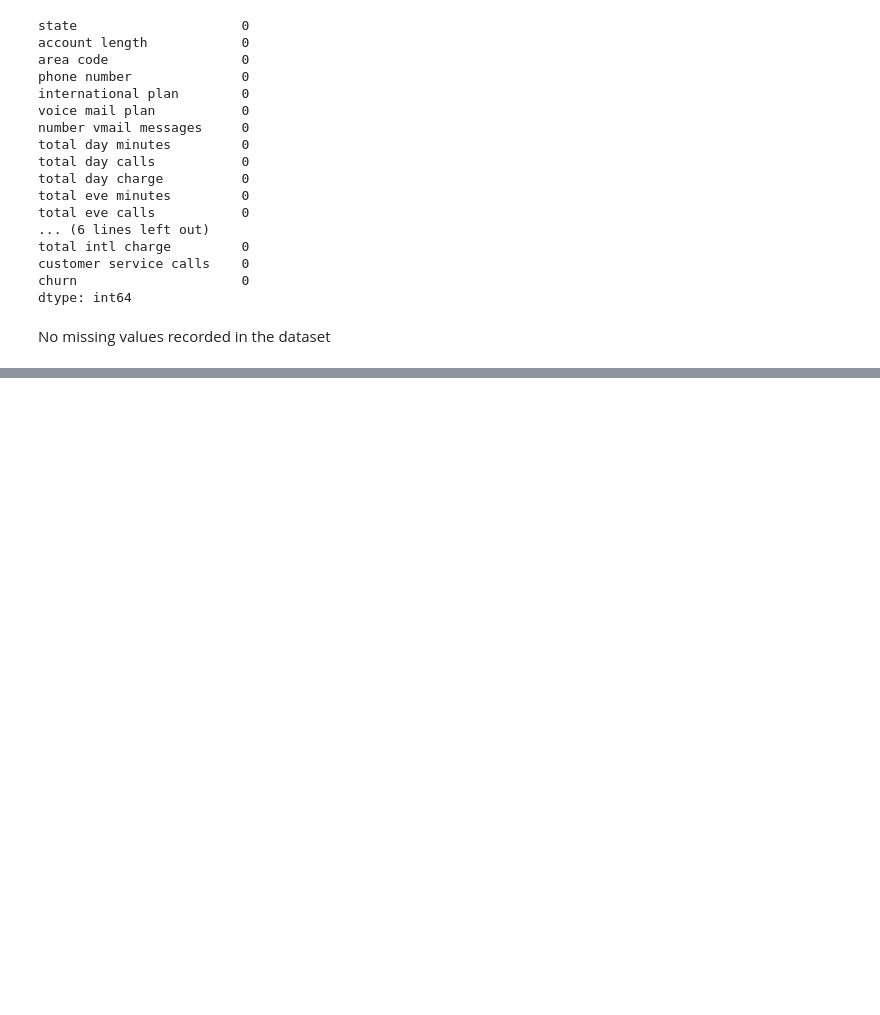
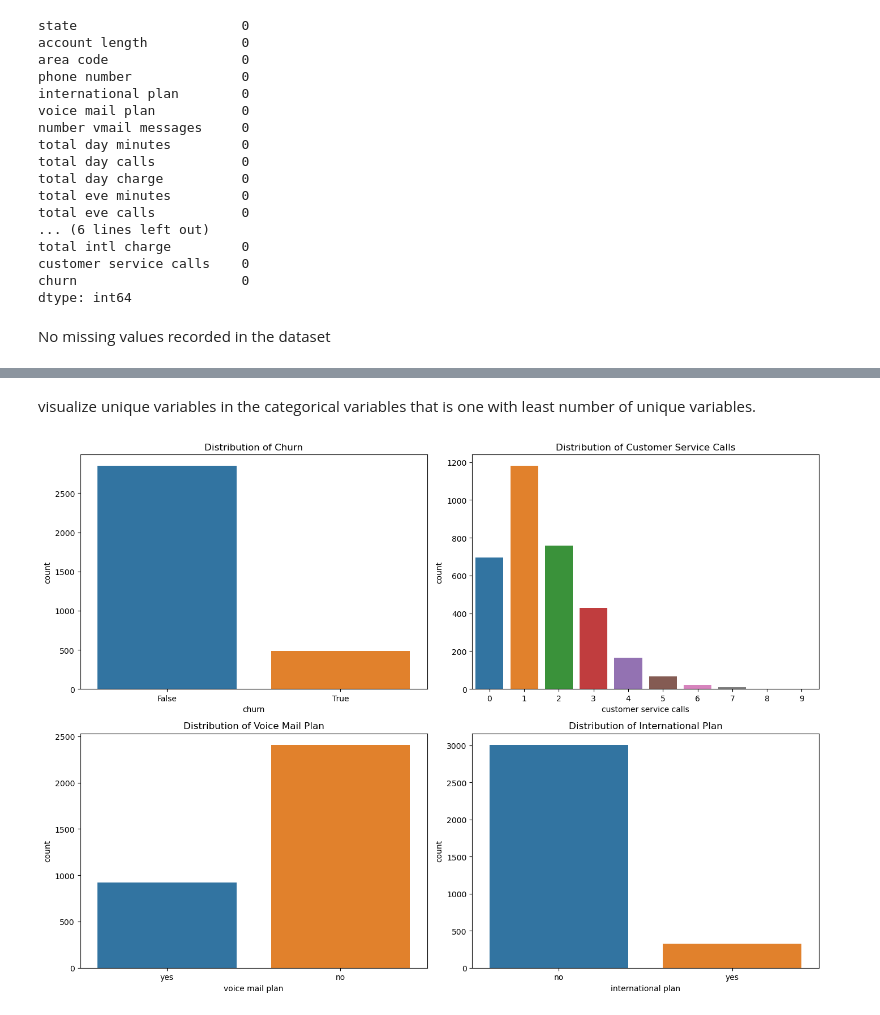
Before and after one commit to Limo-Vincent/Group_9_Phase_3_project, a Jupyter notebook: jupyter_notebook.ipynb, the cells around one changed output, grey strips where cells are left out. Drawn from its saved outputs; the diff is of its cells as text; code cells hidden in the pictures; blank space fills up the shorter version.

```diff
--- a/jupyter_notebook.ipynb
+++ b/jupyter_notebook.ipynb
@@ -55,7 +55,7 @@ import matplotlib.pyplot as plt
 %matplotlib inline
 # %%
 # Load dataset
-data = pd.read_csv(r'C:\Users\USER\Desktop\Phase_3\Group_9_Phase_3_project\data\bigml_59c28831336c6604c800002a.csv')
+data = pd.read_csv(r"C:/Users/kabif/OneDrive/Desktop/project3/Telecom's dataset/bigml_59c28831336c6604c800002a.csv")
 data.head()
 # %% [output]
 |  | state | account length | area code | phone number | international plan | voice mail plan | ... |
@@ -146,3 +150,6 @@ No missing values recorded in the dataset
+# %%
+#dropping unecessary columns
+data.drop(columns= ['area code', 'phone number', 'state'], inplace=True)
 # %%
 #Checking the distribution for class imbalance
 data['churn'].value_counts()
@@ -159,0 +206,25 @@ Name: churn, dtype: float64
+# %% [markdown]
+visualize unique variables in the categorical variables that is one with least number of unique variables.
+# %%
+fig, axes = plt.subplots(2, 2, figsize=(14, 10))
+
+# Plot for churn
+sns.countplot(ax=axes[0, 0], x='churn', data=data)
+axes[0, 0].set_title('Distribution of Churn')
+
+# Plot for customer service calls
+sns.countplot(ax=axes[0, 1], x='customer service calls', data=data)
+axes[0, 1].set_title('Distribution of Customer Service Calls')
+
+# Plot for voice mail plan
+sns.countplot(ax=axes[1, 0], x='voice mail plan', data=data)
+axes[1, 0].set_title('Distribution of Voice Mail Plan')
+
+# Plot for international plan
+sns.countplot(ax=axes[1, 1], x='international plan', data=data)
+axes[1, 1].set_title('Distribution of International Plan')
+
+plt.tight_layout()
+plt.show()
+# %% [output]
+[figure, added]
```
Also changed, not shown: parts of 30 cells of this notebook.
